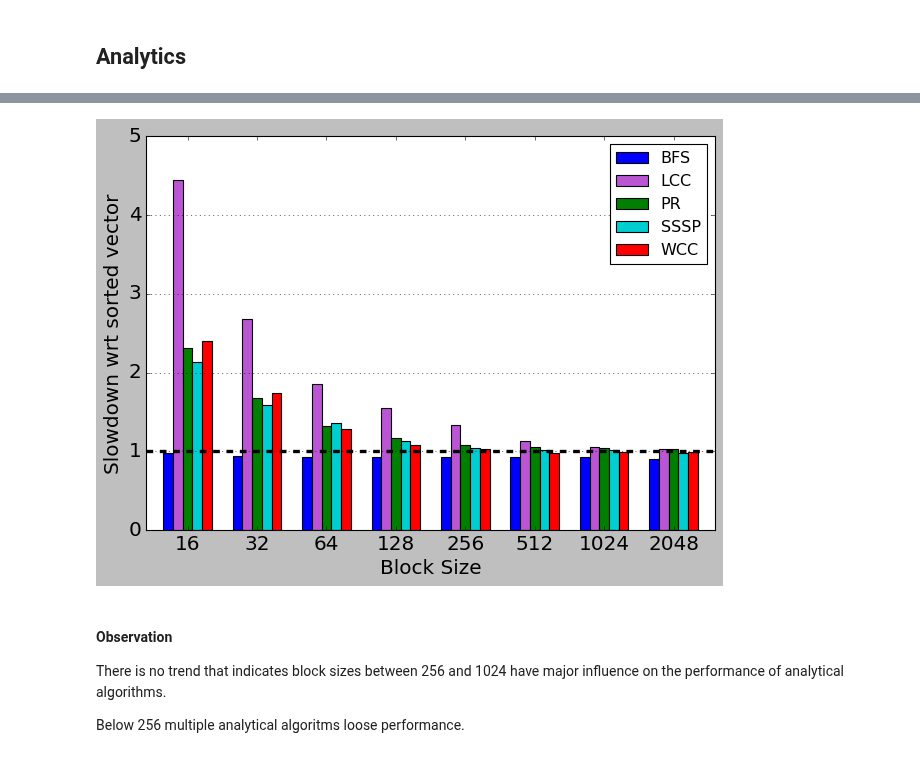
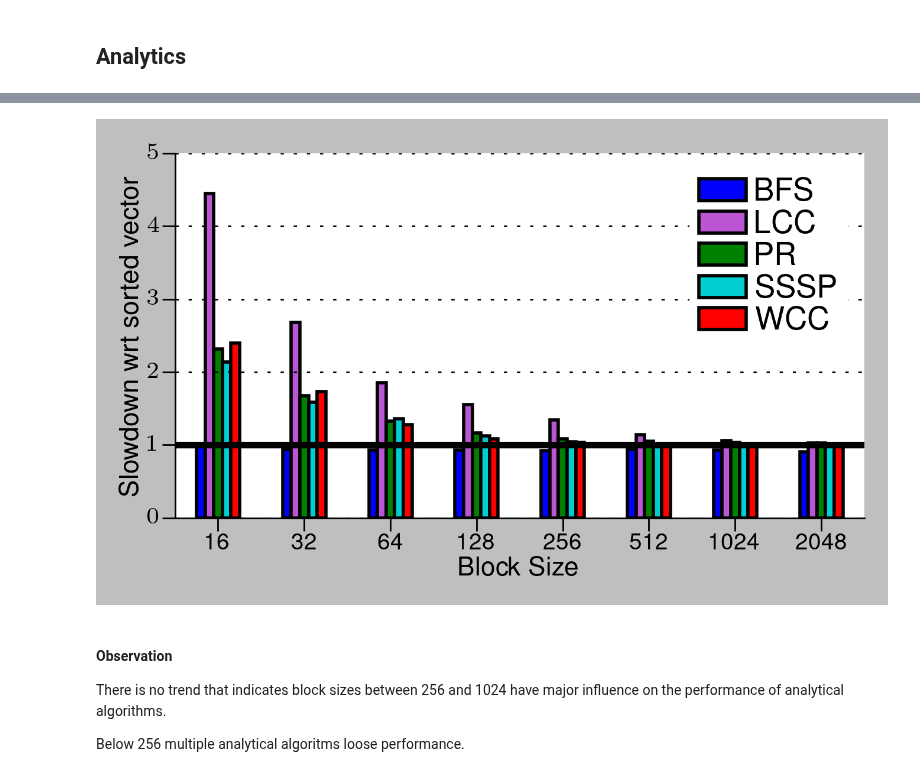
Before and after one commit to PerFuchs/gfe_notebooks, a Jupyter notebook: block_size_analysis.ipynb, the cells around one changed output, grey strips where cells are left out. Cells and saved outputs as stored; diff of their text form; code cells hidden in the pictures.

Commit message:
Changes styling of figure 2 and 7

```diff
--- a/block_size_analysis.ipynb
+++ b/block_size_analysis.ipynb
@@ -51,3 +54,3 @@ data
 # %%
 normalized = data.loc["sortledton.3", "graph500-24", slice(None)] / data.loc["sorted_vector_al.6", "graph500-24", 1024]
-normalized
+normalized = normalized.sort_values(axis=1, by='algorithm')
@@ -78,30 +57,27 @@ normalized.sort_values(axis=1, by='algorithm')
 # %%
-## FIGURE 2b AND FIGURE 6a
-
-import numpy as np
-
-import matplotlib.style
-matplotlib.style.use('classic')
-
-visualize = normalized
+## FIGURE 2b
+visualize = normalized.copy()
 visualize = visualize.droplevel("library")
 visualize = visualize.droplevel("graph")
 visualize = visualize.drop("cdlp", axis=1)
 
 colormap=common.set_algorithm_colormap()
-visualize.plot.bar(width=0.7, color=colormap)
-plt.xlabel("Block Size", fontsize=18)
-plt.ylabel("Slowdown wrt sorted vector", fontsize=18)
-plt.xticks(rotation=0, fontsize=18)
-plt.yticks(np.arange(0, 6, 1), fontsize=18)
+
+plotting.latexify()
+
+p = visualize.plot.bar(color=colormap)
+plt.xlabel("Block Size")
+plt.ylabel("Slowdown wrt sorted vector")
+plt.xticks(rotation=0)
+plt.yticks(np.arange(0, 6, 1))
 
 legend_labels = ["BFS", "LCC", "PR", "SSSP", "WCC"]
-plt.legend(loc='upper right', fontsize = 'large', labels=legend_labels)
+plt.legend(loc='upper right', fontsize = 'large', labels=legend_labels).get_frame().set_linewidth(0.0)
 
-plt.axhline(y = 1, color="black", linestyle = '--', linewidth=3)
-plt.grid(axis='y')
+plotting.add_line_on_1(plt)
+plotting.format_axes(p)
 
 plt.tight_layout()
-plt.savefig("../plots/block-sizes-analytics-new.png", dpi=400)
+plt.savefig(plotting.base_path + "block-sizes-analytics-new.png", dpi=400)
 # %% [output]
-[figure, old version]
+[figure, new version]
```
Also changed, not shown: parts of 8 cells of this notebook, 1 other file.
